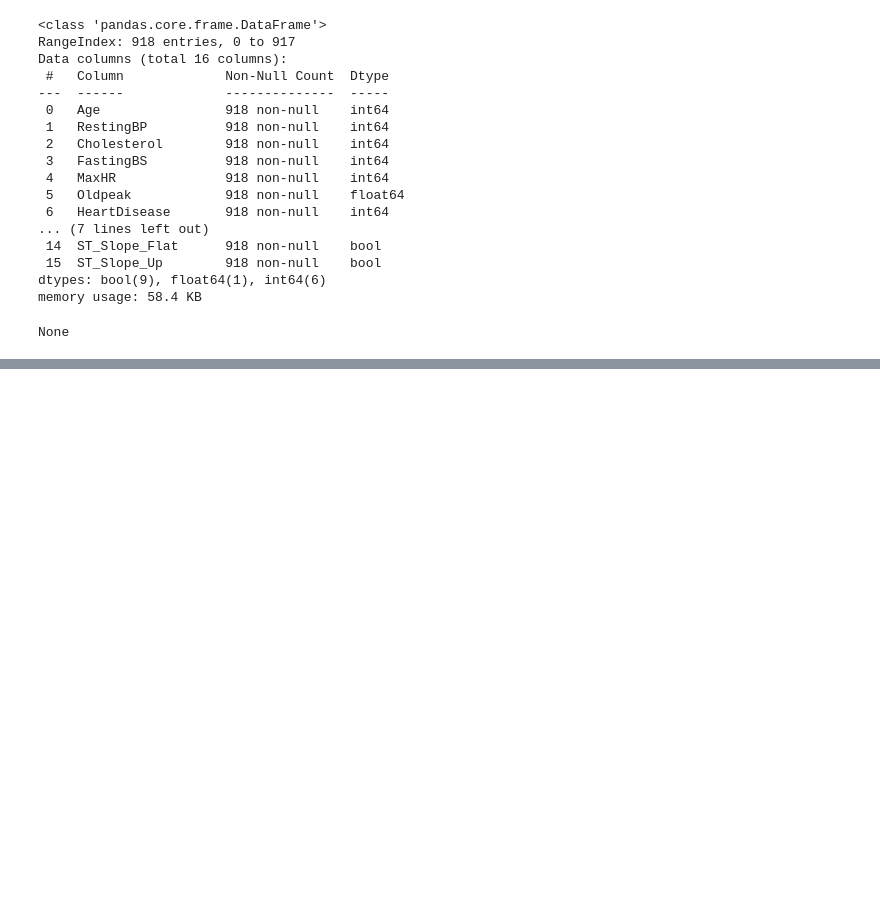
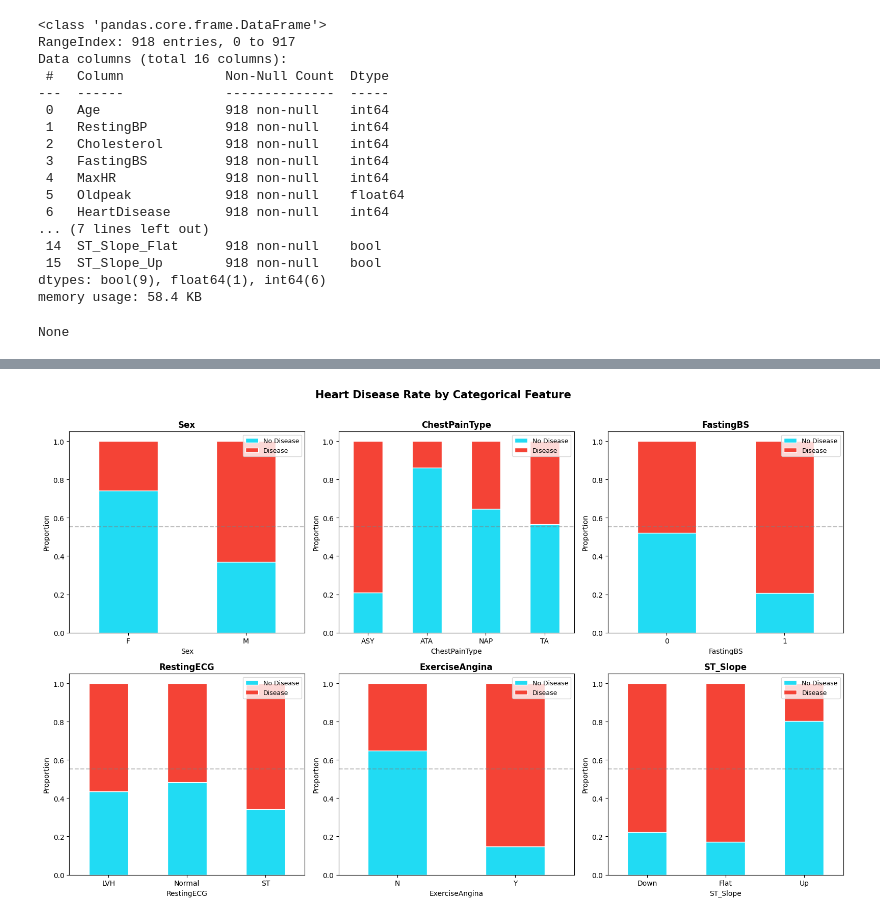
Before and after one commit to chirangovinna/Heart-Failure-Prediction, a Jupyter notebook: FMI_Heart_Failure_Prediction.ipynb, the cells around one changed output, grey strips where cells are left out. Saved outputs shown, nothing was run; the diff lists cells and outputs as text; code cells hidden in the pictures; blank space fills up the shorter version.

```diff
--- a/FMI_Heart_Failure_Prediction.ipynb
+++ b/FMI_Heart_Failure_Prediction.ipynb
@@ -30,6 +48,8 @@ First 5 records:    Age Sex ChestPainType  RestingBP  Cholesterol  FastingBS Res
 2              N      0.0       Up             0
 3              Y      1.5     Flat             1
 4              N      0.0       Up             0
+# %%
+COLORS = {'no_disease': "#21DBF3", 'disease': '#F44336', 'accent': '#FF9800', 'green': '#4CAF50'}
 # %%
 df.info()
 # %% [output]
@@ -211,2 +217,0 @@ dtype: int64
-# %%
-df = df.drop(df[df["Cholesterol"]==0].index)
@@ -495,0 +218,14 @@ weighted avg       0.84      0.84      0.84       112
+# %%
+# Fix zero values in Cholesterol and RestingBP — these are clearly missing, not real zeros
+print(f'Cholesterol = 0: {(df["Cholesterol"] == 0).sum()} rows ({(df["Cholesterol"] == 0).mean():.1%})')
+print(f'RestingBP = 0: {(df["RestingBP"] == 0).sum()} rows')
+
+# Replace with median (grouped by HeartDisease to preserve signal)
+for col in ['Cholesterol', 'RestingBP']:
+    mask = df[col] == 0
+    if mask.sum() > 0:
+        median_by_target = df[~mask].groupby('HeartDisease')[col].median()
+        for target_val in [0, 1]:
+            fill_mask = mask & (df['HeartDisease'] == target_val)
+            df.loc[fill_mask, col] = median_by_target[target_val]
+        print(f'{col}: replaced {mask.sum()} zeros with group medians')
@@ -495,0 +248,22 @@ weighted avg       0.84      0.84      0.84       112
+# %%
+# Categorical features: disease rate by category
+cat_cols = ['Sex', 'ChestPainType', 'FastingBS', 'RestingECG', 'ExerciseAngina', 'ST_Slope']
+
+fig, axes = plt.subplots(2, 3, figsize=(16, 10))
+
+for ax, col in zip(axes.ravel(), cat_cols):
+    ct = pd.crosstab(df[col], df['HeartDisease'], normalize='index')
+    ct.plot(kind='bar', stacked=True, ax=ax,
+            color=[COLORS['no_disease'], COLORS['disease']], edgecolor='white')
+    ax.set_title(col, fontweight='bold')
+    ax.set_title(col, fontweight='bold')
+    ax.set_ylabel('Proportion')
+    ax.set_xticklabels(ax.get_xticklabels(), rotation=0)
+    ax.legend(['No Disease', 'Disease'], fontsize=9, loc='upper right')
+    ax.axhline(df['HeartDisease'].mean(), color='gray', linestyle='--', alpha=0.5)
+
+fig.suptitle('Heart Disease Rate by Categorical Feature', fontsize=15, fontweight='bold', y=1.01)
+plt.tight_layout()
+plt.show()
+# %% [output]
+[figure, added]
```
Also changed, not shown: parts of 44 cells of this notebook.
